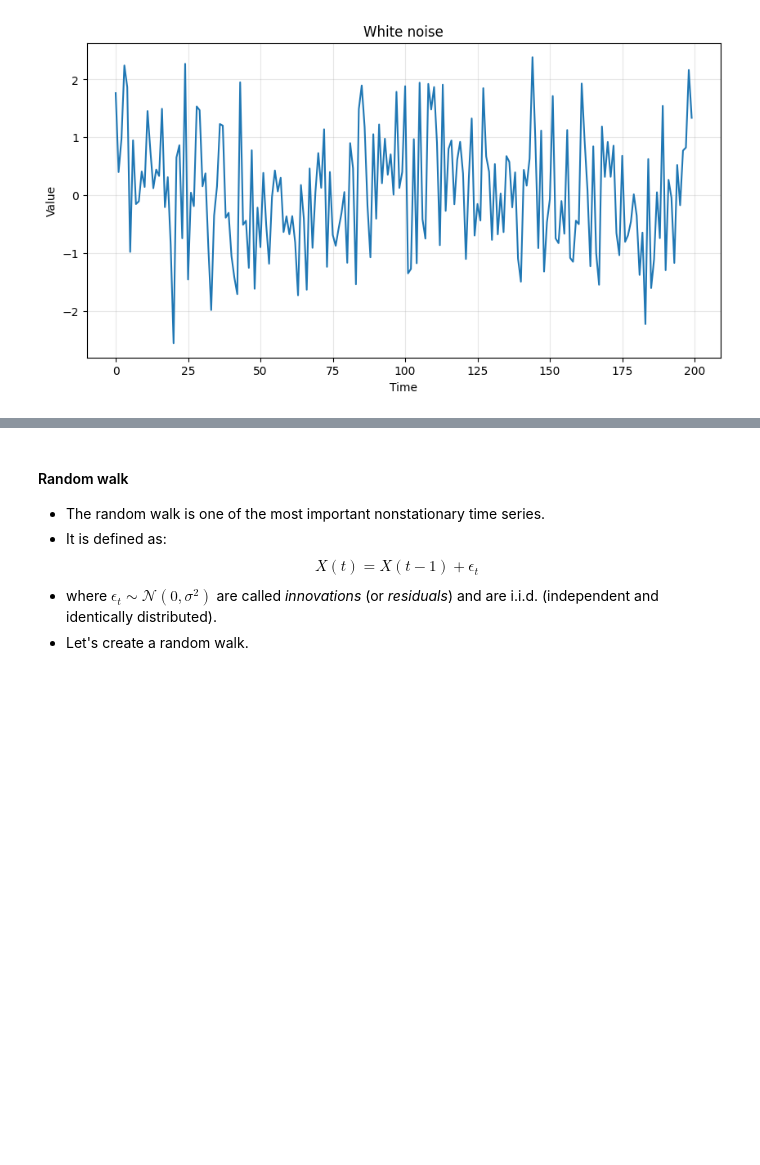
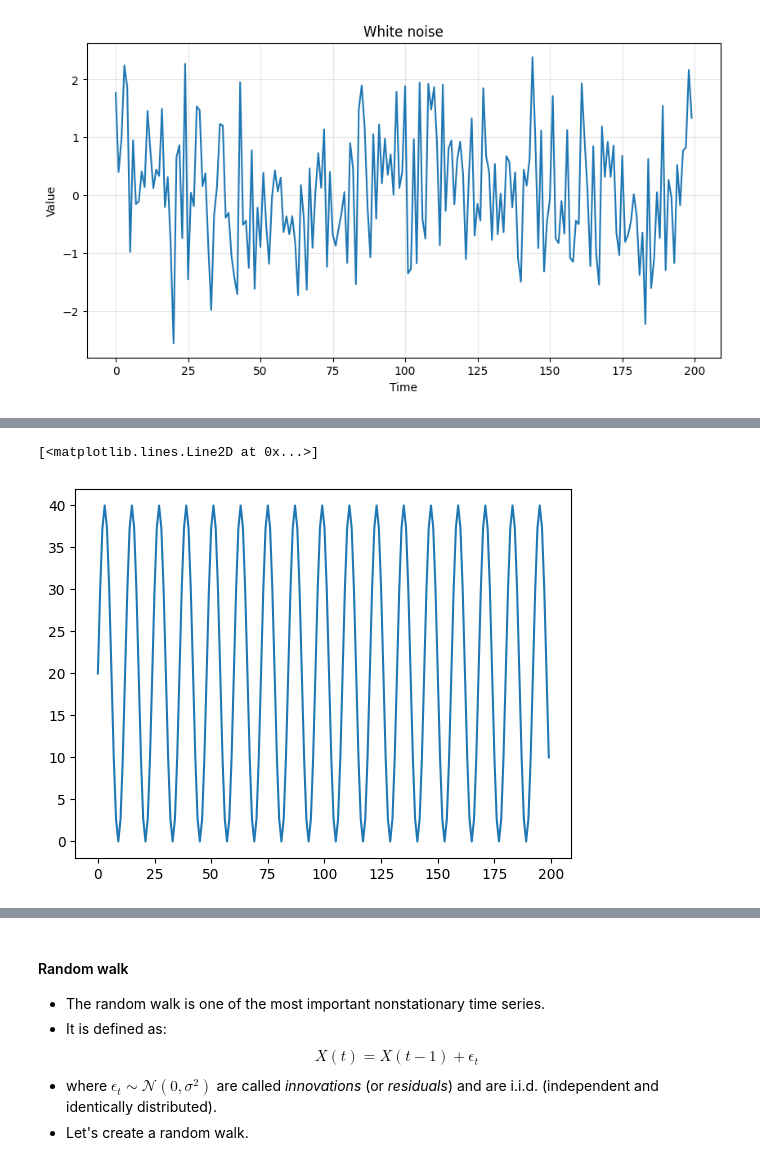
Before and after one commit to jameelahalrawi/matter-js, a Jupyter notebook: ise043_tsaf_2526f_2_stationarity.ipynb, the cells around one changed output, grey strips where cells are left out. Drawn from its saved outputs; the diff is of its cells as text; code cells hidden in the pictures; blank space fills up the shorter version.

```diff
--- a/ise043_tsaf_2526f_2_stationarity.ipynb
+++ b/ise043_tsaf_2526f_2_stationarity.ipynb
@@ -151,0 +157,5 @@ ts_plot(time, stationary, 'White noise')
+# %%
+plt.plot(seasonality)
+# %% [output]
+[<matplotlib.lines.Line2D at 0x...>]
+[figure, added]
```
Also changed, not shown: parts of 7 cells of this notebook.
